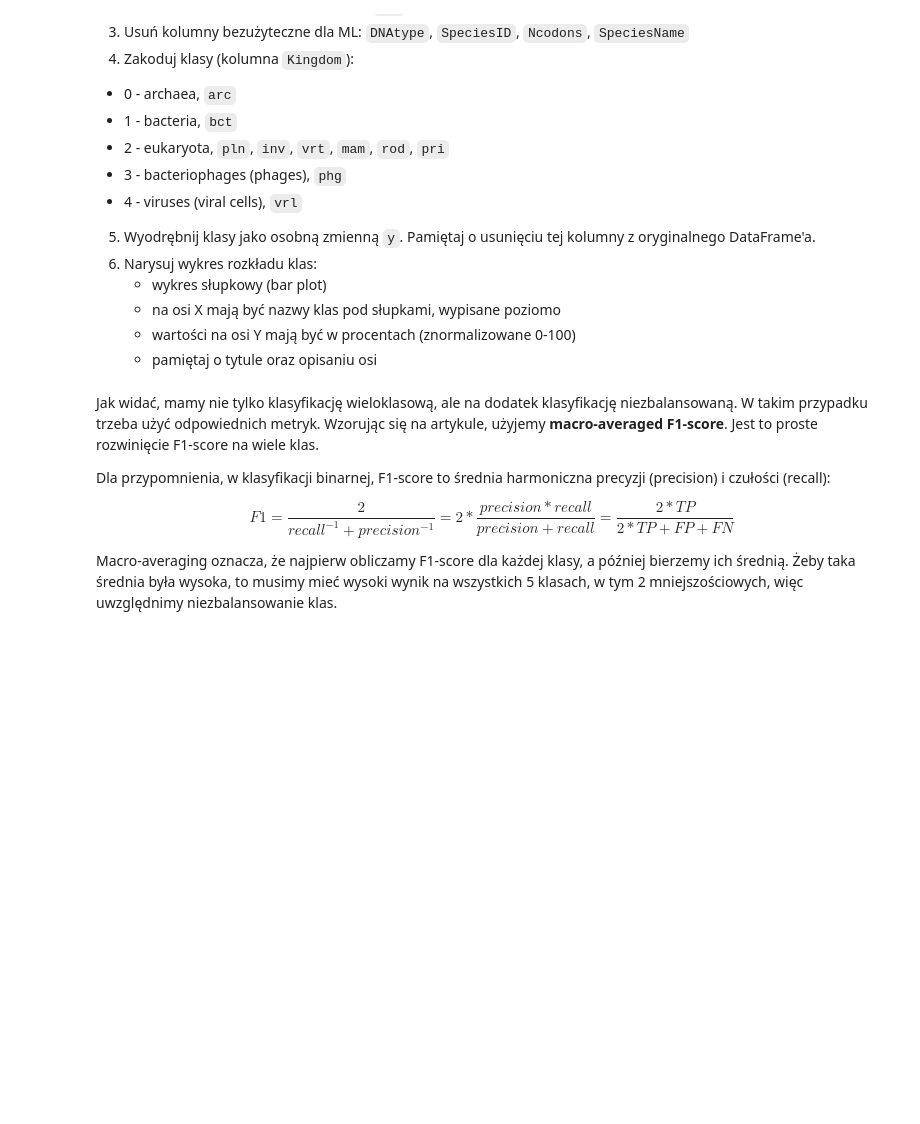
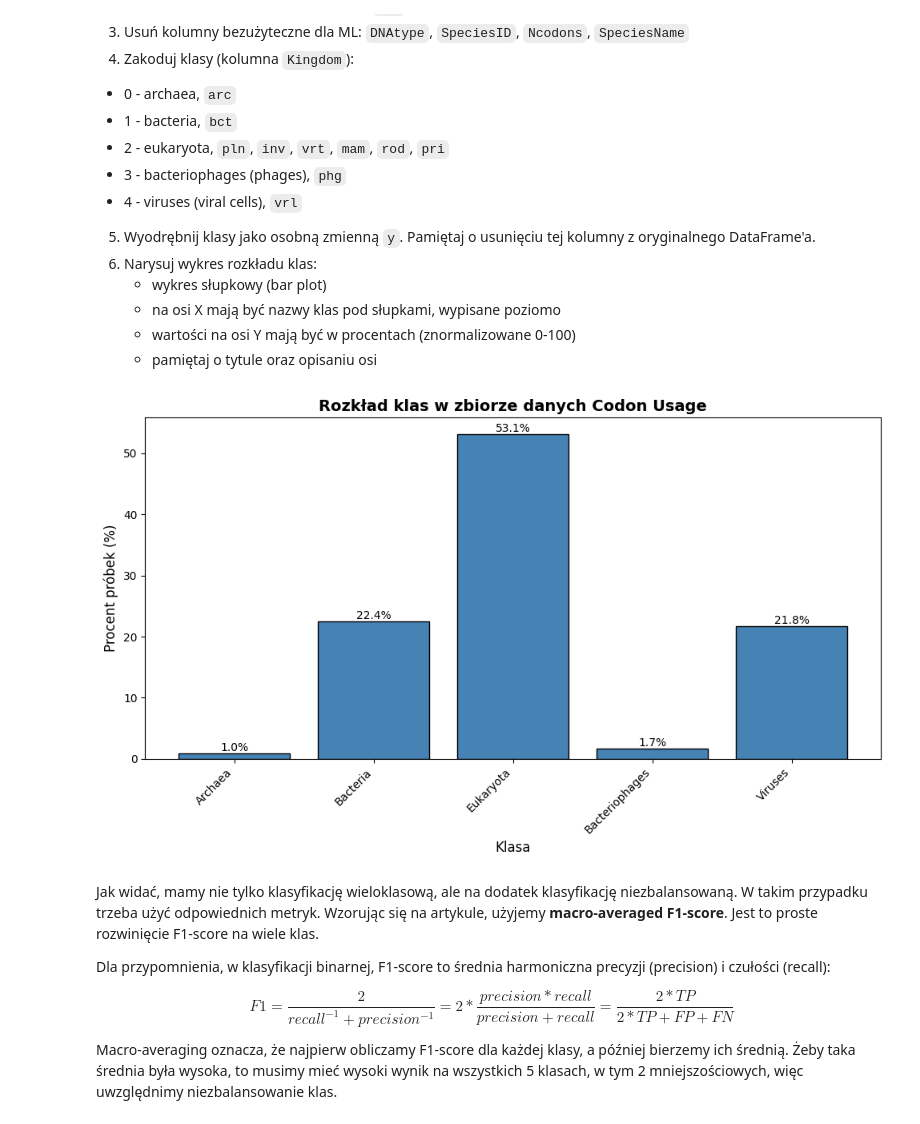
Before and after one commit to Sewery/pum, a Jupyter notebook: lab-2/notebook.ipynb, the cells around one changed output. Cells and saved outputs as stored; diff of their text form; code cells hidden in the pictures; blank space fills up the shorter version.

```diff
--- a/lab-2/notebook.ipynb
+++ b/lab-2/notebook.ipynb
@@ -76,6 +128,56 @@ df.dtypes.head(20)
    - na osi X mają być nazwy klas pod słupkami, wypisane poziomo
    - wartości na osi Y mają być w procentach (znormalizowane 0-100)
    - pamiętaj o tytule oraz opisaniu osi
+# %%
+# 1.
+df = df[df['Ncodons'] >= 1000].copy()
+
+# 2.
+df = df[df['Kingdom'] != 'plm']
+
+# 3. Usuń kolumny bezużyteczne
+df = df.drop(columns=['DNAtype', 'SpeciesID', 'Ncodons', 'SpeciesName'])
+
+# 4.
+kingdom_mapping = {
+    'arc': 0,
+    'bct': 1,
+    'pln': 2,
+    'inv': 2,
+    'vrt': 2,
+    'mam': 2,
+    'rod': 2,
+    'pri': 2,
+    'phg': 3,
+    'vrl': 4,
+}
+y = df['Kingdom'].map(kingdom_mapping)
+
+# 5.
+df = df.drop(columns=['Kingdom'])
+
+# 6.
+class_names = ['Archaea', 'Bacteria', 'Eukaryota', 'Bacteriophages', 'Viruses']
+class_counts = y.value_counts().sort_index()
+class_percentages = (class_counts / len(y)) * 100
+
+ax = plt.figure(figsize=(10, 6))
+bars = plt.bar(class_names, class_percentages, color='steelblue', edgecolor='black')
+plt.title('Rozkład klas w zbiorze danych Codon Usage', fontsize=14, fontweight='bold')
+plt.xlabel('Klasa', fontsize=12)
+plt.ylabel('Procent próbek (%)', fontsize=12)
+plt.xticks(rotation=45, ha='right')
+
+for bar in bars:
+    height = bar.get_height()
+    plt.text(bar.get_x() + bar.get_width()/2., height,
+             f'{height:.1f}%',
+             ha='center', va='bottom', fontsize=10)
+
+plt.tight_layout()
+plt.show()
+# %% [output]
+[figure, added]
 # %% [markdown]
 Jak widać, mamy nie tylko klasyfikację wieloklasową, ale na dodatek klasyfikację niezbalansowaną. W takim przypadku trzeba użyć odpowiednich metryk. Wzorując się na artykule, użyjemy **macro-averaged F1-score**. Jest to proste rozwinięcie F1-score na wiele klas.
 
```
Also changed, not shown: parts of 10 cells of this notebook.
